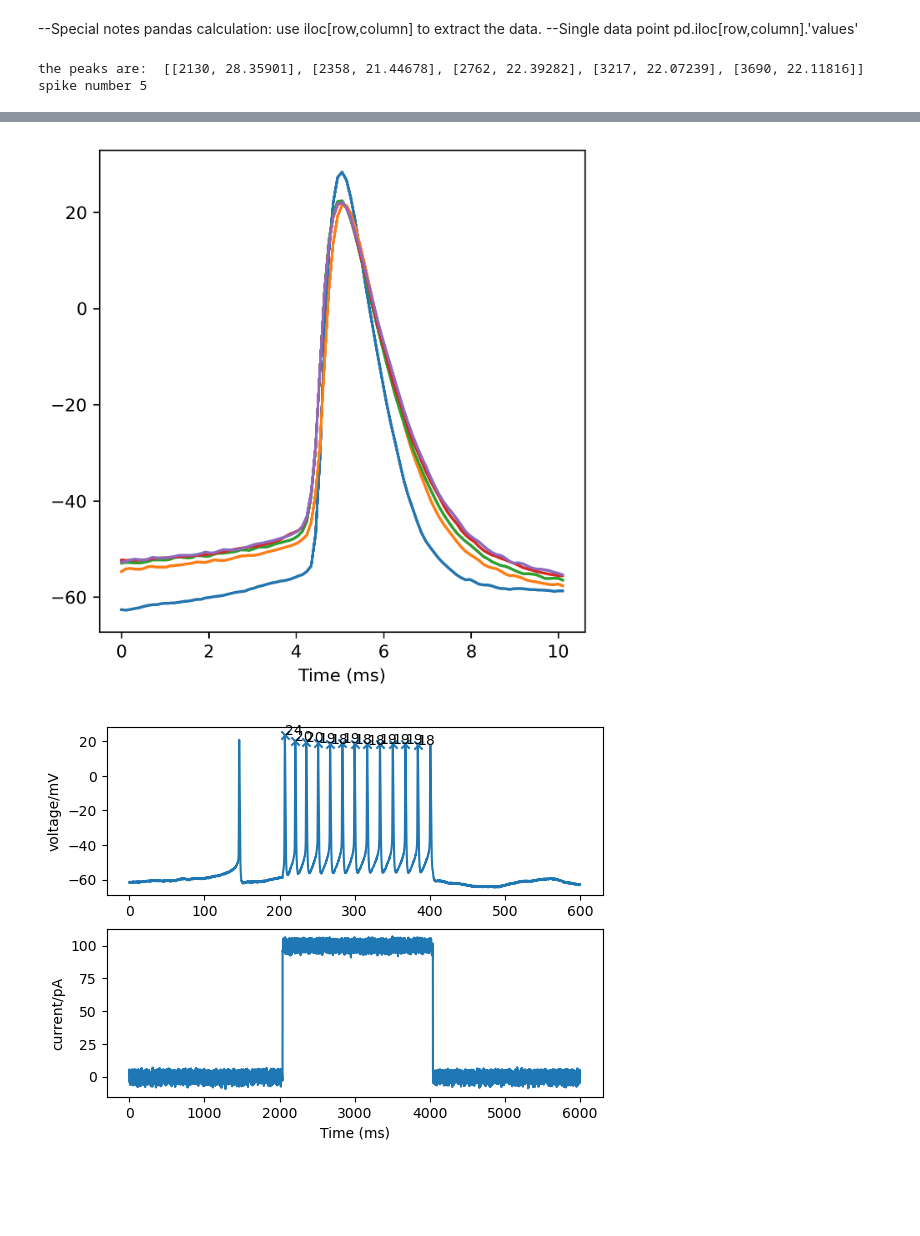
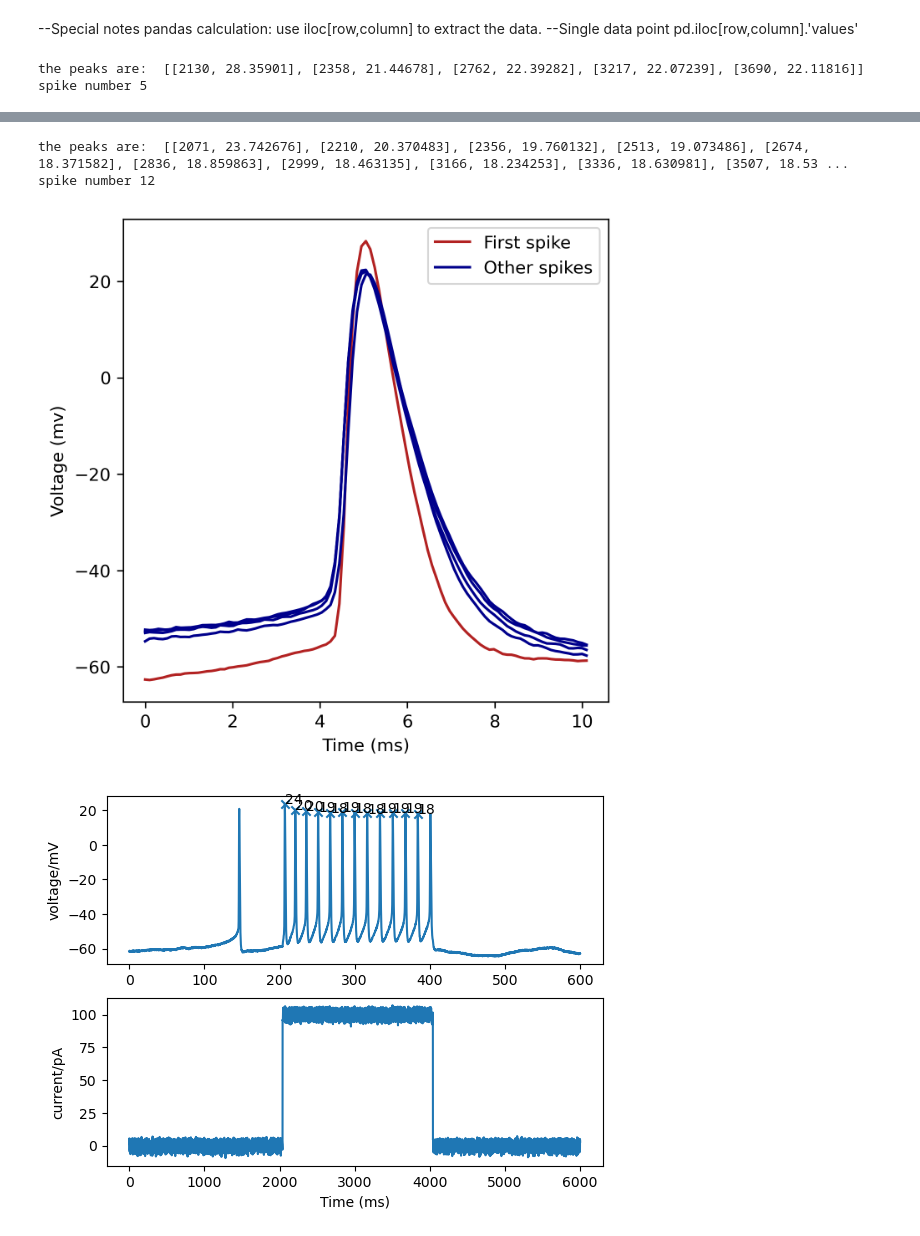
Before and after one commit to AlanYWu/Pioneer_spike-train-analysis, a Jupyter notebook: data processing_class_Update.ipynb, the cells around one changed output, grey strips where cells are left out. Drawn from its saved outputs; the diff is of its cells as text; code cells hidden in the pictures; blank space fills up the shorter version.

Commit message:
Adding graph plots

```diff
--- a/data processing_class_Update.ipynb
+++ b/data processing_class_Update.ipynb
@@ -131,9 +131,9 @@ class Data_Class:
         for i in range(self.spike_train.shape[1]):
             data = self.spike_train.iloc[:,i]
             if i==0:
-                line1,=plt.plot(x_ticks,data,"blue")
+                line1,=plt.plot(x_ticks,data,"firebrick")
                 continue
-            line2,=plt.plot(x_ticks,data,"gray")
+            line2,=plt.plot(x_ticks,data,"darkblue")
         plt.legend(handles=[line1,line2], labels=["First spike","Other spikes"])
         plt.xlabel("Time (ms)")
         plt.ylabel("Voltage (mv)")
@@ -446,2 +444,4 @@ spike number 12
+the peaks are:  [[2071, 23.742676], [2210, 20.370483], [2356, 19.760132], [2513, 19.073486], [2674, 18.371582], [2836, 18.859863], [2999, 18.463135], [3166, 18.234253], [3336, 18.630981], [3507, 18.53 ...
+spike number 12
-[figure, old version]
+[figure, new version]
 [figure]
```
Also changed, not shown: parts of 3 cells of this notebook, 35 other files.
